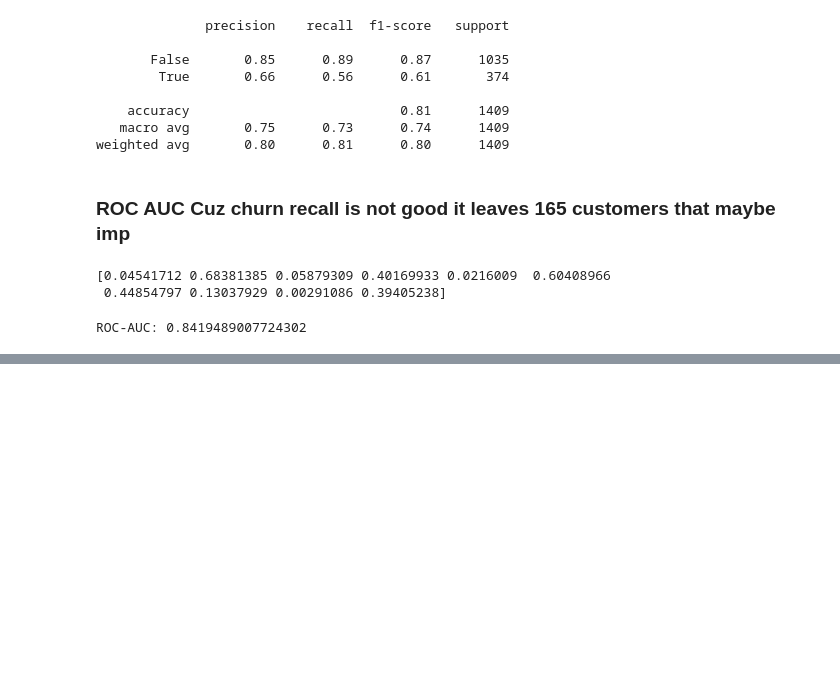
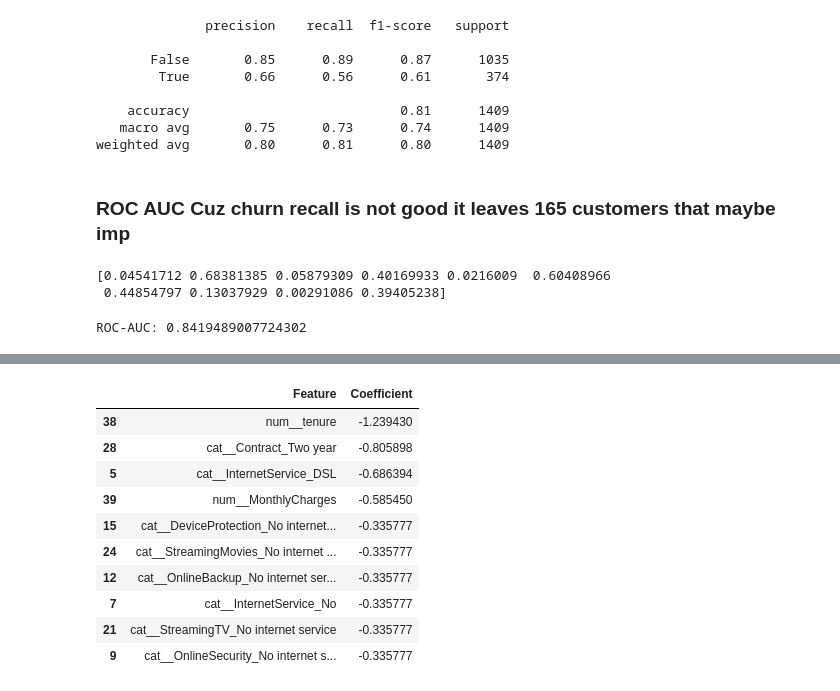
Before and after one commit to Fatima0313/telco-customer-churn-analysis, a Jupyter notebook: churn_Analysis.ipynb, the cells around one changed output, grey strips where cells are left out. Saved outputs shown, nothing was run; the diff lists cells and outputs as text; code cells hidden in the pictures; blank space fills up the shorter version.

```diff
--- a/churn_Analysis.ipynb
+++ b/churn_Analysis.ipynb
@@ -236,0 +288,14 @@ ROC-AUC: 0.8419489007724302
+# %%
+coef_df.sort_values("Coefficient", ascending=True).head(10)
+# %% [output]
+|  | Feature | Coefficient |
+| 38 | num__tenure | -1.239430 |
+| 28 | cat__Contract_Two year | -0.805898 |
+| 5 | cat__InternetService_DSL | -0.686394 |
+| 39 | num__MonthlyCharges | -0.585450 |
+| 15 | cat__DeviceProtection_No internet... | -0.335777 |
+| 24 | cat__StreamingMovies_No internet ... | -0.335777 |
+| 12 | cat__OnlineBackup_No internet ser... | -0.335777 |
+| 7 | cat__InternetService_No | -0.335777 |
+| 21 | cat__StreamingTV_No internet service | -0.335777 |
+| 9 | cat__OnlineSecurity_No internet s... | -0.335777 |
```
Also changed, not shown: parts of 34 cells of this notebook.
